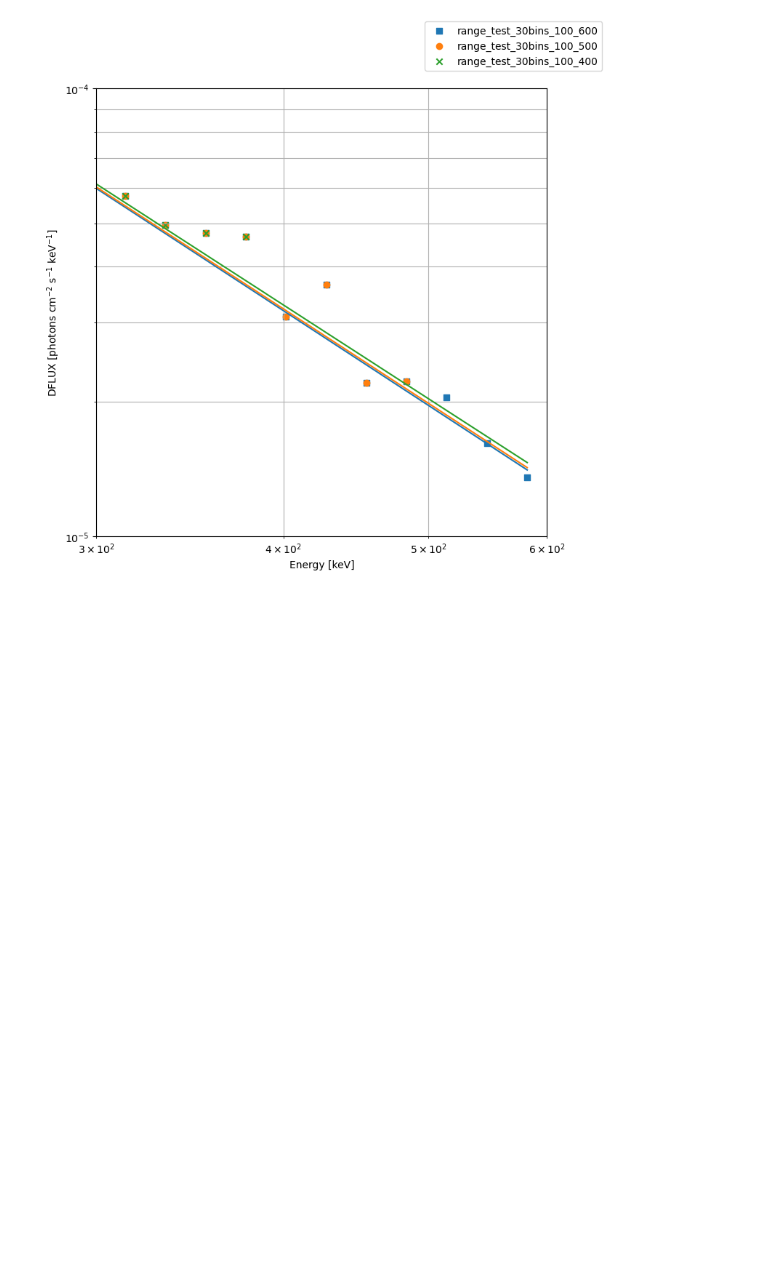
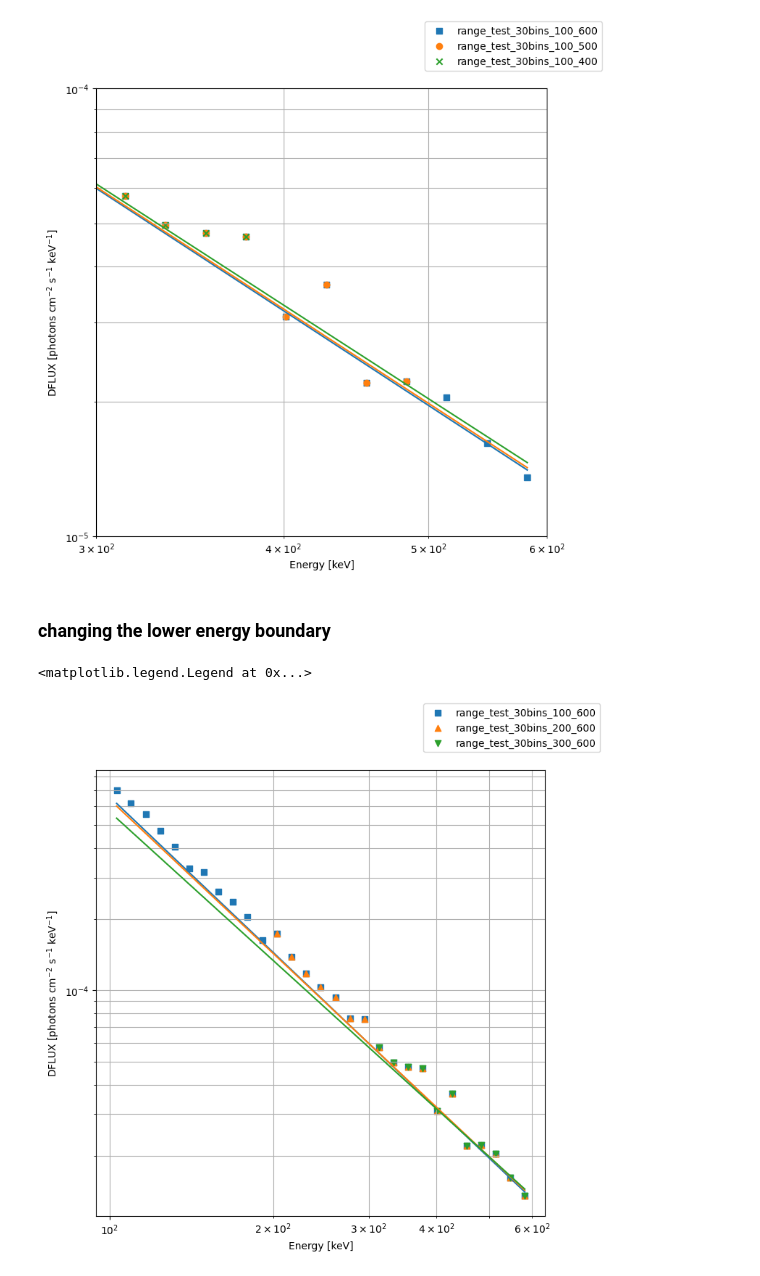
Before and after one commit to timmguthle/INTEGRAL-SPI, a Jupyter notebook: main_files/crab_pp/range_test_plots.ipynb, the cells around one changed output. Cells and saved outputs as stored; diff of their text form; code cells hidden in the pictures; blank space fills up the shorter version.

```diff
--- a/main_files/crab_pp/range_test_plots.ipynb
+++ b/main_files/crab_pp/range_test_plots.ipynb
@@ -209,14 +205,0 @@ path
-# %%
-def generate_Ebins(number_bins: int, energy_range: list):
-    """
-    Generate the energy bins for the spimodfit run.
-    """
-    base_bins = np.geomspace(200, 1200, number_bins, dtype=np.uint64) / 2
-
-    low_index = np.argmin(abs(base_bins - energy_range[0]))
-    high_index = np.argmin(abs(base_bins - energy_range[1]))
-
-    return list(base_bins[low_index:high_index + 1])
-
-def powerlaw(x, K, index, piv=300):
-    return K * (x / piv) ** index
@@ -253,3 +238,37 @@ fig.legend()
 [ 6.11922406e-05 -2.15965522e+00]
 <matplotlib.legend.Legend at 0x...>
 [figure]
+# %% [markdown]
+### changing the lower energy boundary
+# %%
+fig, ax = plt.subplots(1, 1, figsize=(8, 8))
+ax.grid(which='both', axis='both')
+ax.set_yscale("log")
+ax.set_xscale("log")
+
+ax.set_xlabel(r"Energy [keV]")
+ax.set_ylabel(r"DFLUX [photons cm$^{-2}$ s$^{-1}$ keV$^{-1}$]")
+
+take = [0, 3, 5]
+
+bins_middle = generate_Ebins(30, [100, 600])[:-1] + np.diff(generate_Ebins(30, [100, 600])) / 2
+
+
+m = ['s', 'o', 'x', '^', 'D', 'v', '<', '>', 'p', '*']
+
+for i,name in enumerate(names):
+    if i in take:
+        val = np.loadtxt(path + name + "_smf_SE" + "/fit_val.txt")
+
+        ax.plot(bins_middle, powerlaw(bins_middle, *val))
+        ax.scatter(bins_middle, Dflux[i], label=name, marker=m[i])
+
+
+
+# ax.set_xlim([300, 600])
+# ax.set_ylim([1e-5, 1e-4])
+
+fig.legend()
+# %% [output]
+<matplotlib.legend.Legend at 0x...>
+[figure, added]
```
Also changed, not shown: parts of 5 cells of this notebook.
